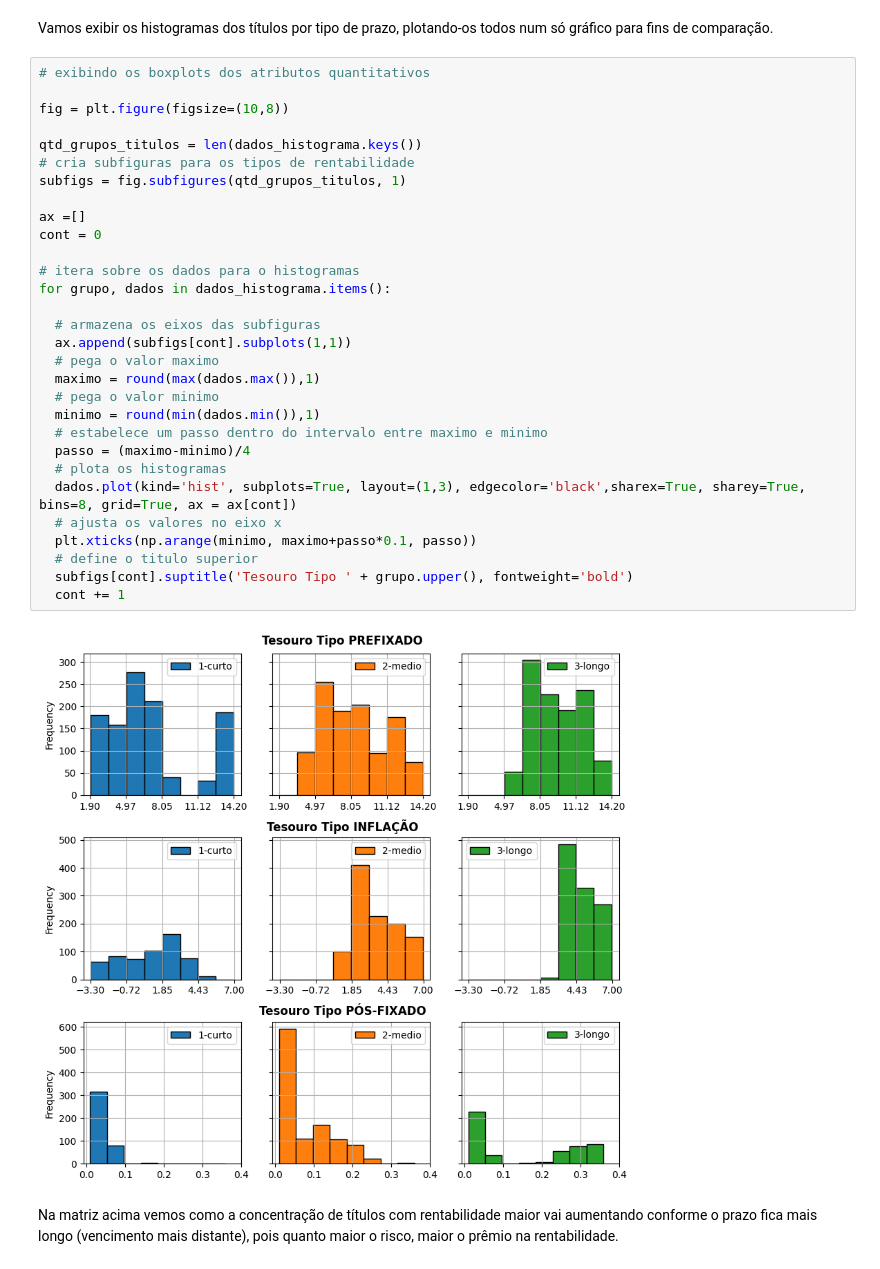
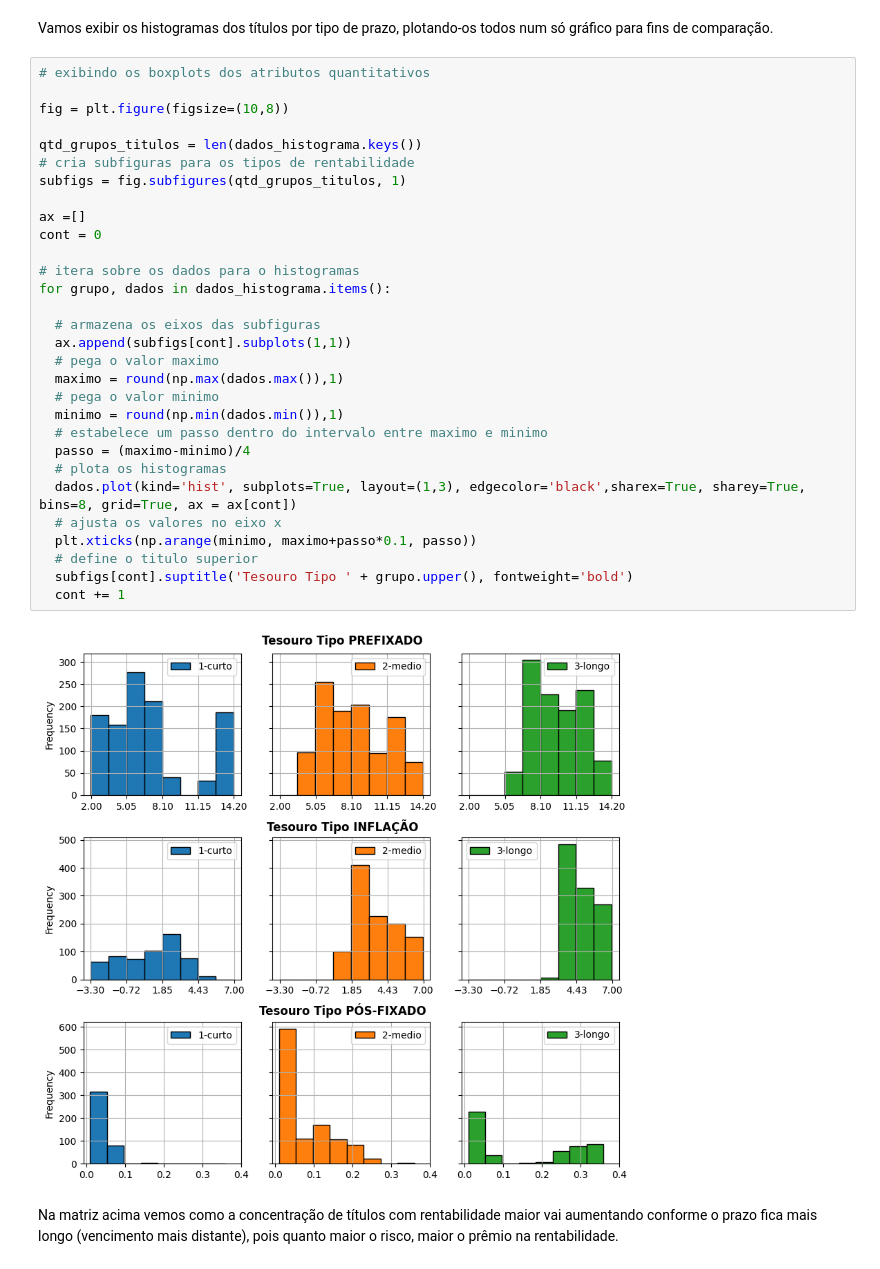
Before and after one commit to fppfurtado/mvp-pos-ciencia-de-dados, a Jupyter notebook: Projeto_MVP_Sprint_II.ipynb, the cells around one changed output. Saved outputs shown, nothing was run; the diff lists cells and outputs as text.

```diff
--- a/Projeto_MVP_Sprint_II.ipynb
+++ b/Projeto_MVP_Sprint_II.ipynb
@@ -414,35 +416,35 @@ Vamos exibir os histogramas dos títulos por tipo de prazo, plotando-os todos nu
 # %%
 # exibindo os boxplots dos atributos quantitativos
 
 fig = plt.figure(figsize=(10,8))
 
 qtd_grupos_titulos = len(dados_histograma.keys())
 # cria subfiguras para os tipos de rentabilidade
 subfigs = fig.subfigures(qtd_grupos_titulos, 1)
 
 ax =[]
 cont = 0
 
 # itera sobre os dados para o histogramas
 for grupo, dados in dados_histograma.items():
 
   # armazena os eixos das subfiguras
   ax.append(subfigs[cont].subplots(1,1))
   # pega o valor maximo
-  maximo = round(max(dados.max()),1)
+  maximo = round(np.max(dados.max()),1)
   # pega o valor minimo
-  minimo = round(min(dados.min()),1)
+  minimo = round(np.min(dados.min()),1)
   # estabelece um passo dentro do intervalo entre maximo e minimo
   passo = (maximo-minimo)/4
   # plota os histogramas
   dados.plot(kind='hist', subplots=True, layout=(1,3), edgecolor='black',sharex=True, sharey=True, bins=8, grid=True, ax = ax[cont])
   # ajusta os valores no eixo x
   plt.xticks(np.arange(minimo, maximo+passo*0.1, passo))
   # define o titulo superior
   subfigs[cont].suptitle('Tesouro Tipo ' + grupo.upper(), fontweight='bold')
   cont += 1
 # %% [output]
-[figure, old version]
+[figure, new version]
 # %% [markdown]
 Na matriz acima vemos como a concentração de títulos com rentabilidade maior vai aumentando conforme o prazo fica mais longo (vencimento mais distante), pois quanto maior o risco, maior o prêmio na rentabilidade.
 # %% [markdown]
```
Also changed, not shown: parts of 188 cells of this notebook.
